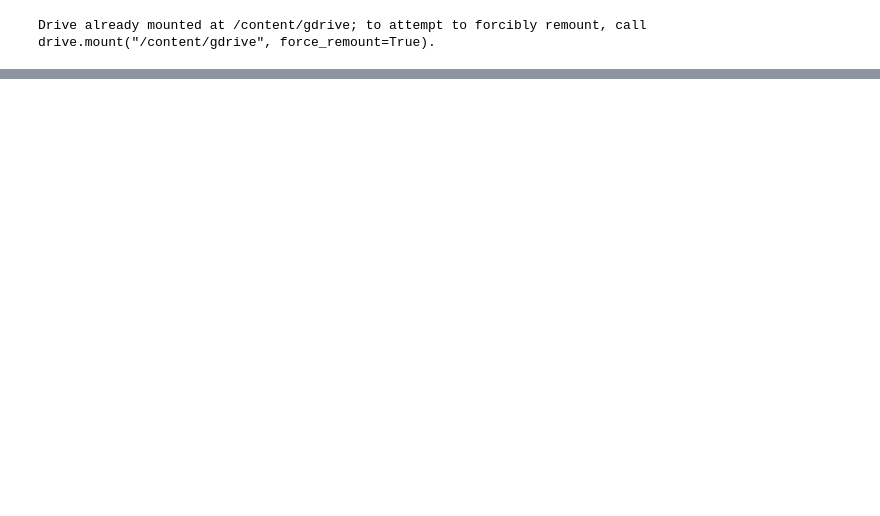
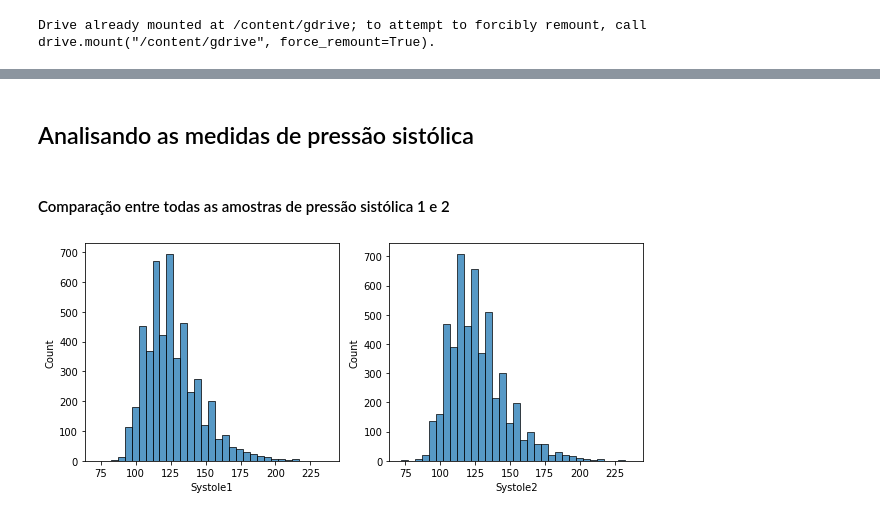
Before and after one commit to vitorp4/Ciencia-de-Dados, a Jupyter notebook: Projeto1.ipynb, the cells around one changed output, grey strips where cells are left out. Saved outputs shown, nothing was run; the diff lists cells and outputs as text; code cells hidden in the pictures; blank space fills up the shorter version.

```diff
--- a/Projeto1.ipynb
+++ b/Projeto1.ipynb
@@ -85,0 +88,7 @@ df
+# %%
+df = df[df['Age']>=18.0].copy()
+
+df['Height'] = df['Height']*0.01
+df['BMI'] = df['Weight']/(df['Height']**2)
+display(df.head())
+df.shape
@@ -85,0 +131,11 @@ df
+# %% [markdown]
+## Analisando as medidas de pressão sistólica
+# %% [markdown]
+#### Comparação entre todas as amostras de pressão sistólica 1 e 2
+# %%
+fig, axes = plt.subplots(1,2, figsize=(10,4), sharex=True)
+sns.histplot(data=df, x='Systole1', binwidth=5, ax=axes[0])
+sns.histplot(data=df, x='Systole2', binwidth=5, ax=axes[1])
+plt.show()
+# %% [output]
+[figure, added]
```
Also changed, not shown: parts of 32 cells of this notebook.
